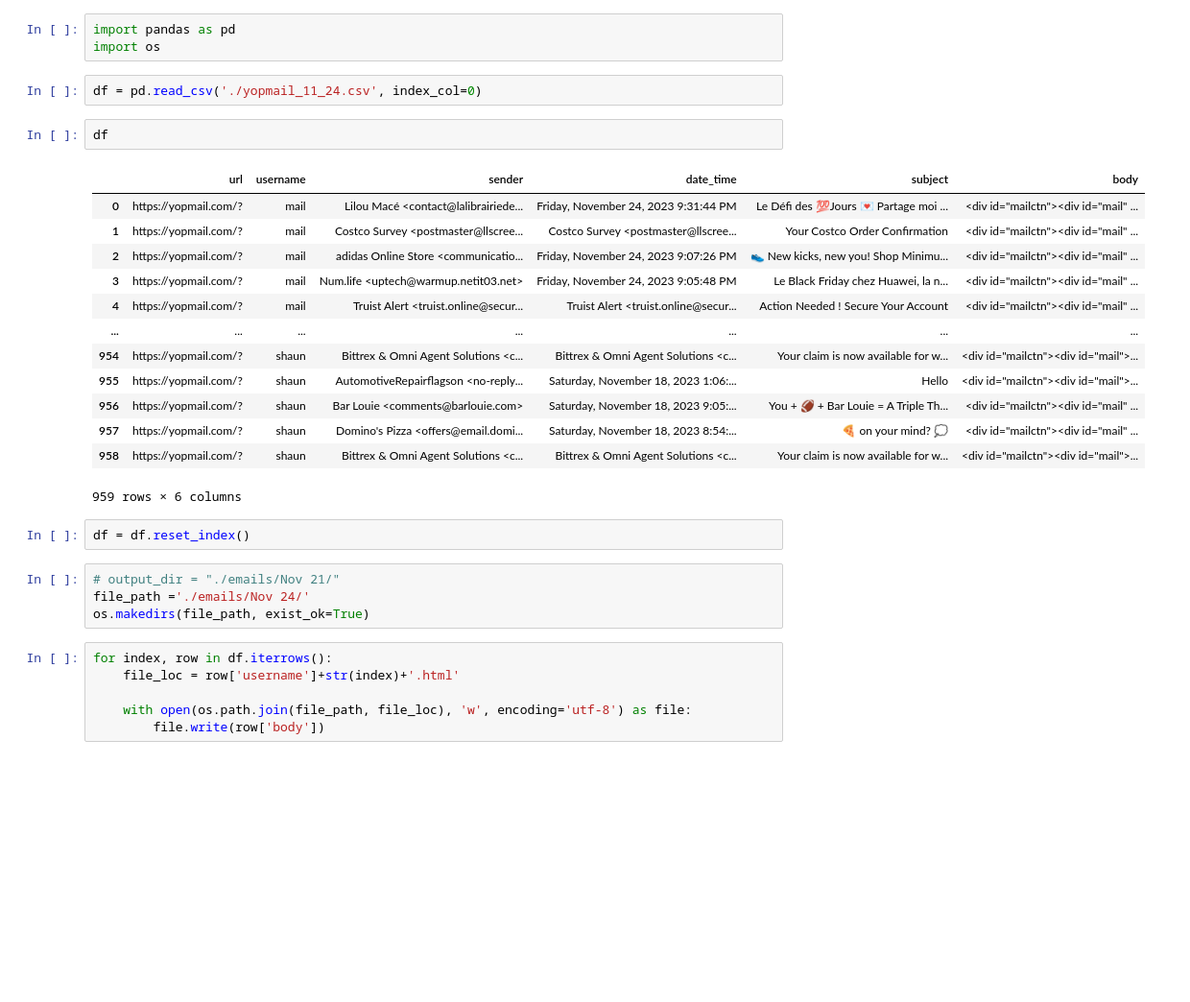
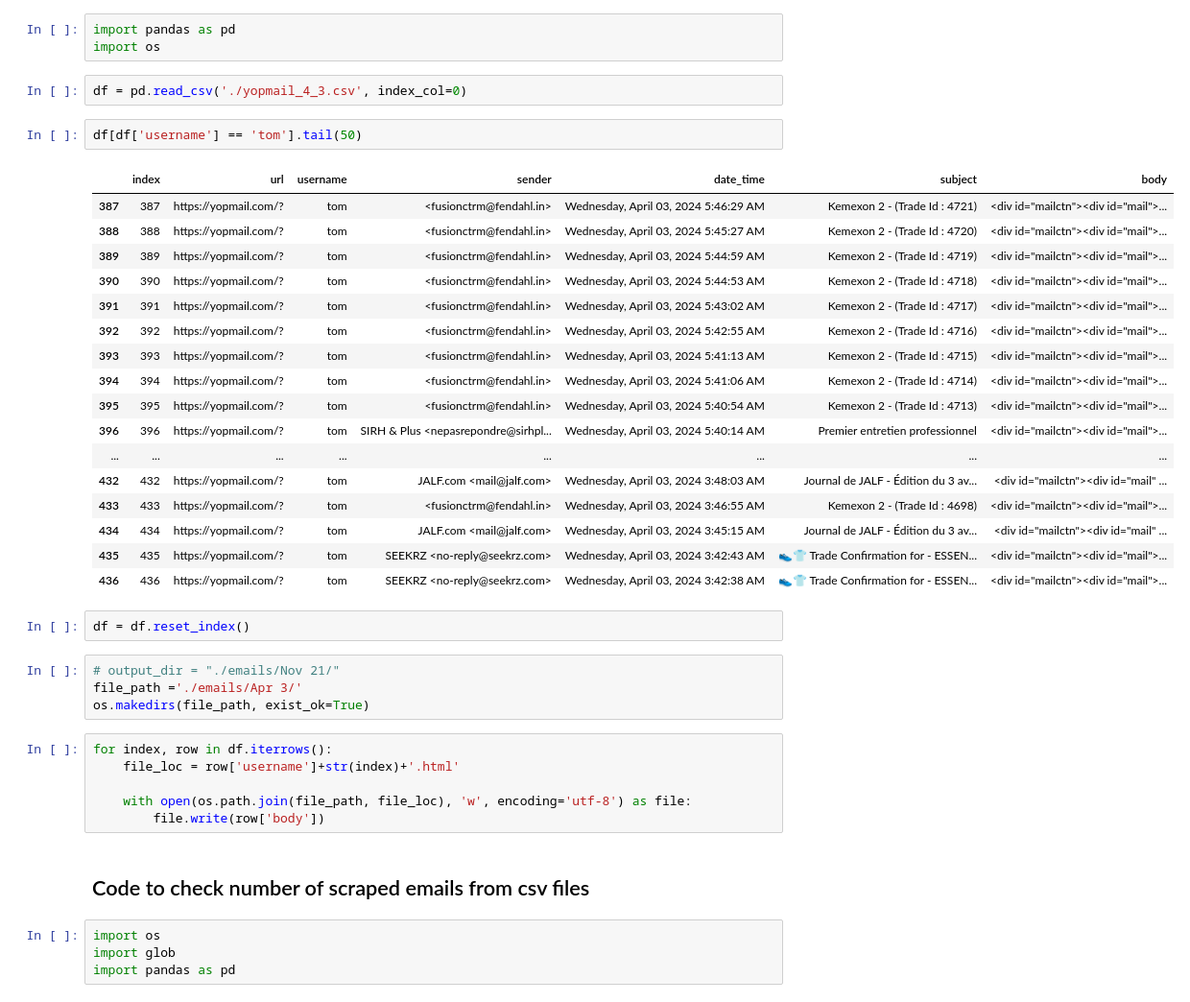
Before and after one commit to MitanshuGada/DispEmailWebScraper, a Jupyter notebook: mails.ipynb, the cells around one changed output. Shown: that part at 96% size. Drawn from its saved outputs; the diff is of its cells as text; blank space fills up the shorter version.

```diff
--- a/mails.ipynb
+++ b/mails.ipynb
@@ -2,28 +2,32 @@
 import pandas as pd
 import os
 # %%
-df = pd.read_csv('./yopmail_11_24.csv', index_col=0)
+df = pd.read_csv('./yopmail_4_3.csv', index_col=0)
-# %%
-df
-# %% [output]
-|  | url | username | sender | date_time | subject | body |
-| 0 | https://yopmail.com/? | mail | Lilou Macé <contact@lalibrairiede... | Friday, November 24, 2023 9:31:44 PM | Le Défi des 💯Jours 💌 Partage moi ... | <div id="mailctn"><div id="mail" ... |
-| 1 | https://yopmail.com/? | mail | Costco Survey <postmaster@llscree... | Costco Survey <postmaster@llscree... | Your Costco Order Confirmation | <div id="mailctn"><div id="mail" ... |
-| 2 | https://yopmail.com/? | mail | adidas Online Store <communicatio... | Friday, November 24, 2023 9:07:26 PM | 👟 New kicks, new you! Shop Minimu... | <div id="mailctn"><div id="mail" ... |
-| 3 | https://yopmail.com/? | mail | Num.life <uptech@warmup.netit03.net> | Friday, November 24, 2023 9:05:48 PM | Le Black Friday chez Huawei, la n... | <div id="mailctn"><div id="mail" ... |
-| 4 | https://yopmail.com/? | mail | Truist Alert <truist.online@secur... | Truist Alert <truist.online@secur... | Action Needed ! Secure Your Account | <div id="mailctn"><div id="mail" ... |
-| ... | ... | ... | ... | ... | ... | ... |
-| 954 | https://yopmail.com/? | shaun | Bittrex & Omni Agent Solutions <c... | Bittrex & Omni Agent Solutions <c... | Your claim is now available for w... | <div id="mailctn"><div id="mail">... |
-| 955 | https://yopmail.com/? | shaun | AutomotiveRepairflagson <no-reply... | Saturday, November 18, 2023 1:06:... | Hello | <div id="mailctn"><div id="mail">... |
-| 956 | https://yopmail.com/? | shaun | Bar Louie <comments@barlouie.com> | Saturday, November 18, 2023 9:05:... | You + 🏈 + Bar Louie = A Triple Th... | <div id="mailctn"><div id="mail" ... |
-| 957 | https://yopmail.com/? | shaun | Domino's Pizza <offers@email.domi... | Saturday, November 18, 2023 8:54:... | 🍕 on your mind? 💭 | <div id="mailctn"><div id="mail" ... |
-| 958 | https://yopmail.com/? | shaun | Bittrex & Omni Agent Solutions <c... | Bittrex & Omni Agent Solutions <c... | Your claim is now available for w... | <div id="mailctn"><div id="mail">... |
-959 rows × 6 columns
+# %%
+df[df['username'] == 'tom'].tail(50)
+# %% [output]
+|  | index | url | username | sender | date_time | subject | body |
+| 387 | 387 | https://yopmail.com/? | tom | <fusionctrm@fendahl.in> | Wednesday, April 03, 2024 5:46:29 AM | Kemexon 2 - (Trade Id : 4721) | <div id="mailctn"><div id="mail">... |
+| 388 | 388 | https://yopmail.com/? | tom | <fusionctrm@fendahl.in> | Wednesday, April 03, 2024 5:45:27 AM | Kemexon 2 - (Trade Id : 4720) | <div id="mailctn"><div id="mail">... |
+| 389 | 389 | https://yopmail.com/? | tom | <fusionctrm@fendahl.in> | Wednesday, April 03, 2024 5:44:59 AM | Kemexon 2 - (Trade Id : 4719) | <div id="mailctn"><div id="mail">... |
+| 390 | 390 | https://yopmail.com/? | tom | <fusionctrm@fendahl.in> | Wednesday, April 03, 2024 5:44:53 AM | Kemexon 2 - (Trade Id : 4718) | <div id="mailctn"><div id="mail">... |
+| 391 | 391 | https://yopmail.com/? | tom | <fusionctrm@fendahl.in> | Wednesday, April 03, 2024 5:43:02 AM | Kemexon 2 - (Trade Id : 4717) | <div id="mailctn"><div id="mail">... |
+| 392 | 392 | https://yopmail.com/? | tom | <fusionctrm@fendahl.in> | Wednesday, April 03, 2024 5:42:55 AM | Kemexon 2 - (Trade Id : 4716) | <div id="mailctn"><div id="mail">... |
+| 393 | 393 | https://yopmail.com/? | tom | <fusionctrm@fendahl.in> | Wednesday, April 03, 2024 5:41:13 AM | Kemexon 2 - (Trade Id : 4715) | <div id="mailctn"><div id="mail">... |
+| 394 | 394 | https://yopmail.com/? | tom | <fusionctrm@fendahl.in> | Wednesday, April 03, 2024 5:41:06 AM | Kemexon 2 - (Trade Id : 4714) | <div id="mailctn"><div id="mail">... |
+| 395 | 395 | https://yopmail.com/? | tom | <fusionctrm@fendahl.in> | Wednesday, April 03, 2024 5:40:54 AM | Kemexon 2 - (Trade Id : 4713) | <div id="mailctn"><div id="mail">... |
+| 396 | 396 | https://yopmail.com/? | tom | SIRH & Plus <nepasrepondre@sirhpl... | Wednesday, April 03, 2024 5:40:14 AM | Premier entretien professionnel | <div id="mailctn"><div id="mail">... |
+| ... | ... | ... | ... | ... | ... | ... | ... |
+| 432 | 432 | https://yopmail.com/? | tom | JALF.com <mail@jalf.com> | Wednesday, April 03, 2024 3:48:03 AM | Journal de JALF - Édition du 3 av... | <div id="mailctn"><div id="mail" ... |
+| 433 | 433 | https://yopmail.com/? | tom | <fusionctrm@fendahl.in> | Wednesday, April 03, 2024 3:46:55 AM | Kemexon 2 - (Trade Id : 4698) | <div id="mailctn"><div id="mail">... |
+| 434 | 434 | https://yopmail.com/? | tom | JALF.com <mail@jalf.com> | Wednesday, April 03, 2024 3:45:15 AM | Journal de JALF - Édition du 3 av... | <div id="mailctn"><div id="mail" ... |
+| 435 | 435 | https://yopmail.com/? | tom | SEEKRZ <no-reply@seekrz.com> | Wednesday, April 03, 2024 3:42:43 AM | 👟👕 Trade Confirmation for - ESSEN... | <div id="mailctn"><div id="mail">... |
+| 436 | 436 | https://yopmail.com/? | tom | SEEKRZ <no-reply@seekrz.com> | Wednesday, April 03, 2024 3:42:38 AM | 👟👕 Trade Confirmation for - ESSEN... | <div id="mailctn"><div id="mail">... |
 # %%
 df = df.reset_index()
 # %%
 # output_dir = "./emails/Nov 21/"
-file_path ='./emails/Nov 24/'
+file_path ='./emails/Apr 3/'
 os.makedirs(file_path, exist_ok=True)
 # %%
 for index, row in df.iterrows():
@@ -31,3 +35,9 @@ for index, row in df.iterrows():
 
     with open(os.path.join(file_path, file_loc), 'w', encoding='utf-8') as file:
         file.write(row['body'])
+# %% [markdown]
+## Code to check number of scraped emails from csv files
+# %%
+import os
+import glob
+import pandas as pd
```
Also changed, not shown: parts of 6 cells of this notebook, 2 other files.
